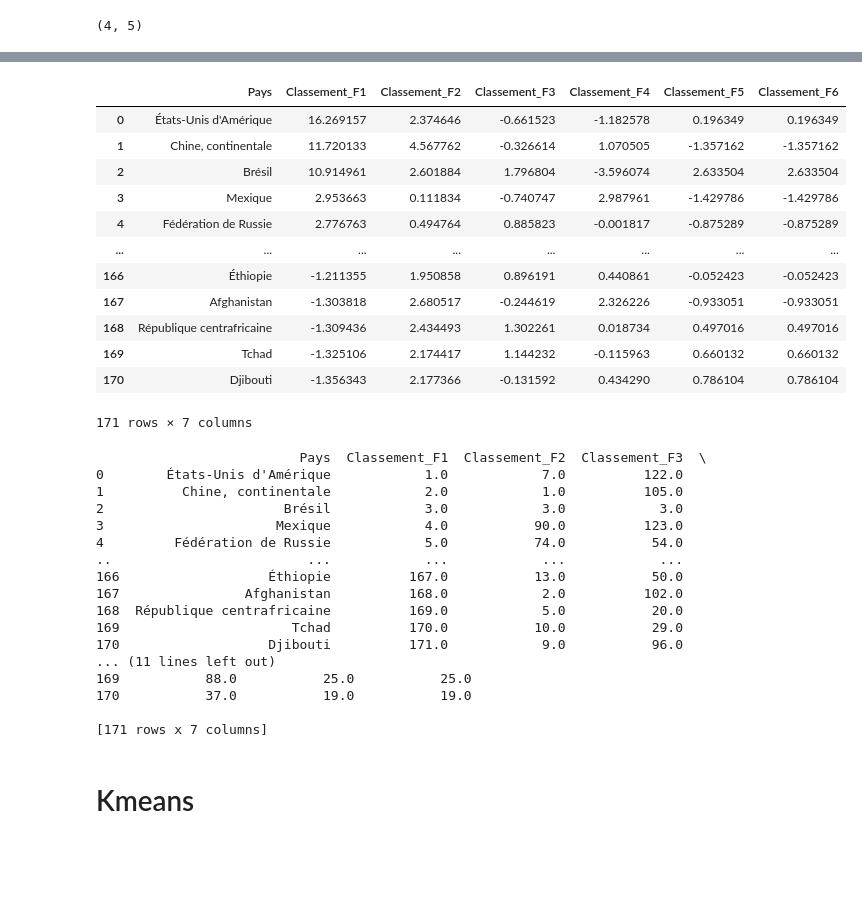
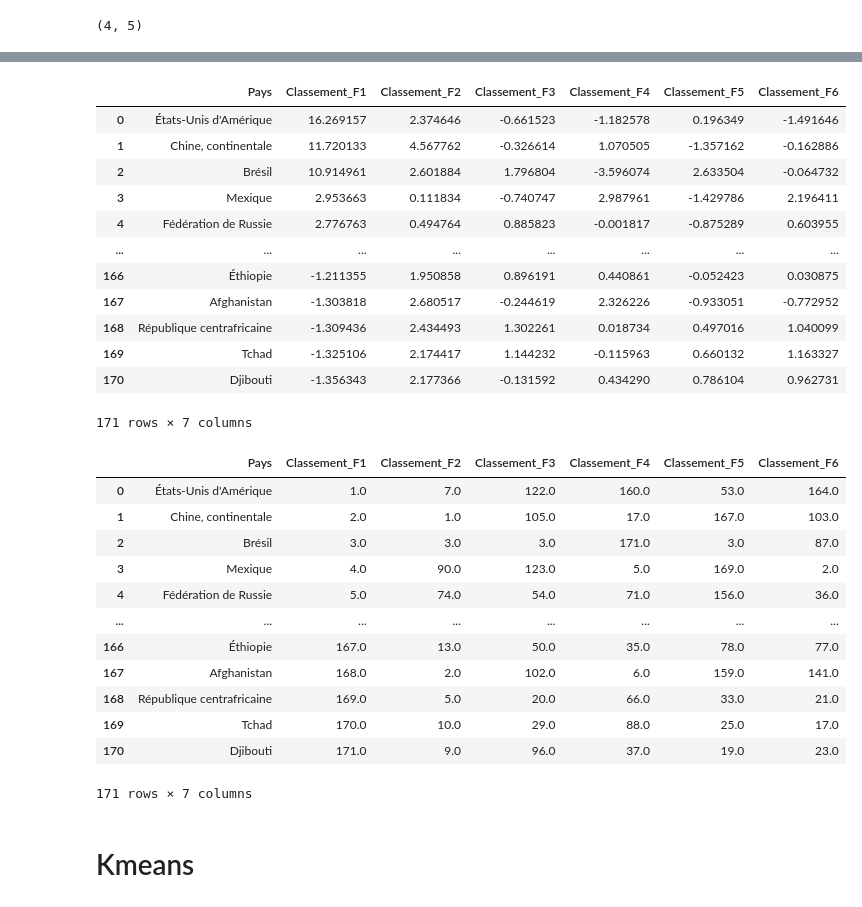
Before and after one commit to sylvain11464/Projet9-realiser-une-etude-de-marche, a Jupyter notebook: Output/Projet 9 analyse.ipynb, the cells around one changed output, grey strips where cells are left out. Cells and saved outputs as stored; diff of their text form; code cells hidden in the pictures; blank space fills up the shorter version.

```diff
--- a/Output/Projet 9 analyse.ipynb
+++ b/Output/Projet 9 analyse.ipynb
@@ -532,53 +527,50 @@ df_F6 = create_ranking_df(ranking_F6, 'Classement_F6')
 # %%
 df_F1 = pd.DataFrame(ranking_F1, columns=['Pays', 'Classement_F1'])
 df_F2 = pd.DataFrame(ranking_F2, columns=['Pays', 'Classement_F2'])
 df_F3 = pd.DataFrame(ranking_F3, columns=['Pays', 'Classement_F3'])
 df_F4 = pd.DataFrame(ranking_F4, columns=['Pays', 'Classement_F4'])
 df_F5 = pd.DataFrame(ranking_F5, columns=['Pays', 'Classement_F5'])
-df_F6 = pd.DataFrame(ranking_F5, columns=['Pays', 'Classement_F6'])
+df_F6 = pd.DataFrame(ranking_F6, columns=['Pays', 'Classement_F6'])
 # Fusion des DataFrames en fonction du nom des pays
 df_classements = pd.merge(df_F1, df_F2, on='Pays').merge(df_F3, on='Pays').merge(df_F4, on='Pays').merge(df_F5, on='Pays').merge(df_F6, on='Pays')
 
 # Affichage du DataFrame résultant
 df_classements
 # %% [output]
 |  | Pays | Classement_F1 | Classement_F2 | Classement_F3 | Classement_F4 | Classement_F5 | Classement_F6 |
-| 0 | États-Unis d'Amérique | 16.269157 | 2.374646 | -0.661523 | -1.182578 | 0.196349 | 0.196349 |
-| 1 | Chine, continentale | 11.720133 | 4.567762 | -0.326614 | 1.070505 | -1.357162 | -1.357162 |
-| 2 | Brésil | 10.914961 | 2.601884 | 1.796804 | -3.596074 | 2.633504 | 2.633504 |
-| 3 | Mexique | 2.953663 | 0.111834 | -0.740747 | 2.987961 | -1.429786 | -1.429786 |
-| 4 | Fédération de Russie | 2.776763 | 0.494764 | 0.885823 | -0.001817 | -0.875289 | -0.875289 |
+| 0 | États-Unis d'Amérique | 16.269157 | 2.374646 | -0.661523 | -1.182578 | 0.196349 | -1.491646 |
+| 1 | Chine, continentale | 11.720133 | 4.567762 | -0.326614 | 1.070505 | -1.357162 | -0.162886 |
+| 2 | Brésil | 10.914961 | 2.601884 | 1.796804 | -3.596074 | 2.633504 | -0.064732 |
+| 3 | Mexique | 2.953663 | 0.111834 | -0.740747 | 2.987961 | -1.429786 | 2.196411 |
+| 4 | Fédération de Russie | 2.776763 | 0.494764 | 0.885823 | -0.001817 | -0.875289 | 0.603955 |
 | ... | ... | ... | ... | ... | ... | ... | ... |
-| 166 | Éthiopie | -1.211355 | 1.950858 | 0.896191 | 0.440861 | -0.052423 | -0.052423 |
-| 167 | Afghanistan | -1.303818 | 2.680517 | -0.244619 | 2.326226 | -0.933051 | -0.933051 |
-| 168 | République centrafricaine | -1.309436 | 2.434493 | 1.302261 | 0.018734 | 0.497016 | 0.497016 |
-| 169 | Tchad | -1.325106 | 2.174417 | 1.144232 | -0.115963 | 0.660132 | 0.660132 |
-| 170 | Djibouti | -1.356343 | 2.177366 | -0.131592 | 0.434290 | 0.786104 | 0.786104 |
+| 166 | Éthiopie | -1.211355 | 1.950858 | 0.896191 | 0.440861 | -0.052423 | 0.030875 |
+| 167 | Afghanistan | -1.303818 | 2.680517 | -0.244619 | 2.326226 | -0.933051 | -0.772952 |
+| 168 | République centrafricaine | -1.309436 | 2.434493 | 1.302261 | 0.018734 | 0.497016 | 1.040099 |
+| 169 | Tchad | -1.325106 | 2.174417 | 1.144232 | -0.115963 | 0.660132 | 1.163327 |
+| 170 | Djibouti | -1.356343 | 2.177366 | -0.131592 | 0.434290 | 0.786104 | 0.962731 |
 171 rows × 7 columns
 # %%
 # Remplacer chaque valeur des colonnes 1 à 6 par son indice de classement dans la colonne
 for i in range(1, 7):
     df_classements[f'Classement_F{i}'] = df_classements[f'Classement_F{i}'].rank(method='min', ascending=False)
 
-print(df_classements)
+classement=pd.DataFrame(df_classements)
+classement
 # %% [output]
+|  | Pays | Classement_F1 | Classement_F2 | Classement_F3 | Classement_F4 | Classement_F5 | Classement_F6 |
+| 0 | États-Unis d'Amérique | 1.0 | 7.0 | 122.0 | 160.0 | 53.0 | 164.0 |
+| 1 | Chine, continentale | 2.0 | 1.0 | 105.0 | 17.0 | 167.0 | 103.0 |
+| 2 | Brésil | 3.0 | 3.0 | 3.0 | 171.0 | 3.0 | 87.0 |
+| 3 | Mexique | 4.0 | 90.0 | 123.0 | 5.0 | 169.0 | 2.0 |
+| 4 | Fédération de Russie | 5.0 | 74.0 | 54.0 | 71.0 | 156.0 | 36.0 |
+| ... | ... | ... | ... | ... | ... | ... | ... |
+| 166 | Éthiopie | 167.0 | 13.0 | 50.0 | 35.0 | 78.0 | 77.0 |
+| 167 | Afghanistan | 168.0 | 2.0 | 102.0 | 6.0 | 159.0 | 141.0 |
+| 168 | République centrafricaine | 169.0 | 5.0 | 20.0 | 66.0 | 33.0 | 21.0 |
+| 169 | Tchad | 170.0 | 10.0 | 29.0 | 88.0 | 25.0 | 17.0 |
+| 170 | Djibouti | 171.0 | 9.0 | 96.0 | 37.0 | 19.0 | 23.0 |
-                          Pays  Classement_F1  Classement_F2  Classement_F3  \
-0        États-Unis d'Amérique            1.0            7.0          122.0
-1          Chine, continentale            2.0            1.0          105.0
-2                       Brésil            3.0            3.0            3.0
-3                      Mexique            4.0           90.0          123.0
-4         Fédération de Russie            5.0           74.0           54.0
-..                         ...            ...            ...            ...
-166                   Éthiopie          167.0           13.0           50.0
-167                Afghanistan          168.0            2.0          102.0
-168  République centrafricaine          169.0            5.0           20.0
-169                      Tchad          170.0           10.0           29.0
-170                   Djibouti          171.0            9.0           96.0
-... (11 lines left out)
-169           88.0           25.0           25.0
-170           37.0           19.0           19.0
-
-[171 rows x 7 columns]
+171 rows × 7 columns
 # %% [markdown]
 # Kmeans
 # %%
```
Also changed, not shown: parts of 36 cells of this notebook, 1 other file.
